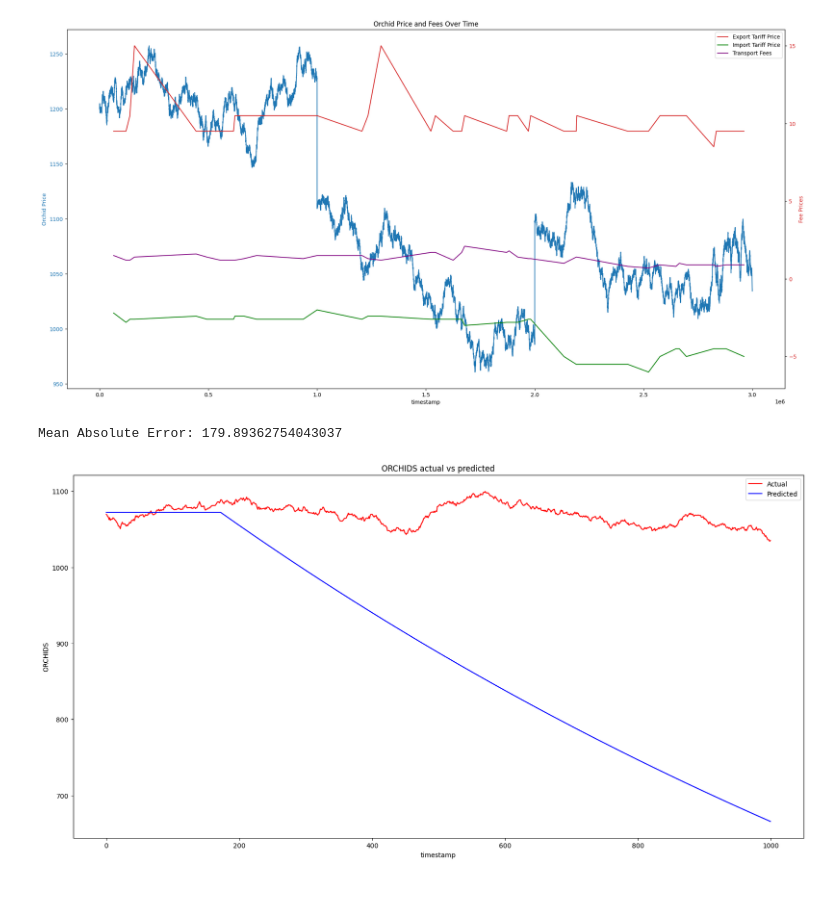
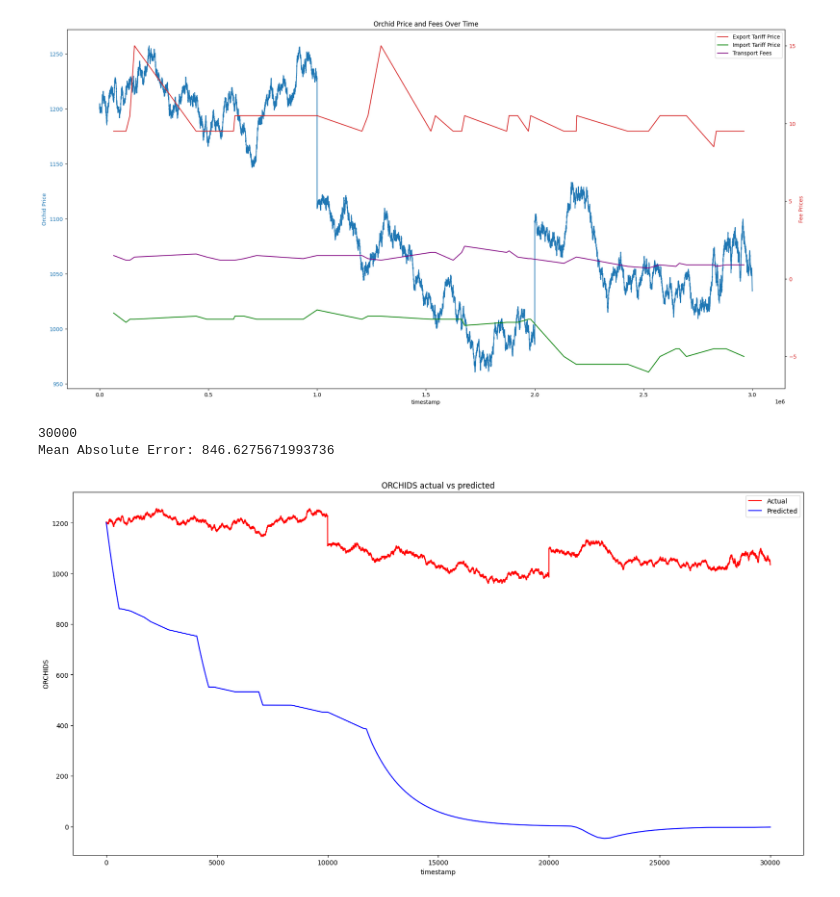
Before and after one commit to AlexMorrow239/Bonsai-IMC, a Jupyter notebook: alex/OrchidAnalysis.ipynb, the cells around one changed output. Saved outputs shown, nothing was run; the diff lists cells and outputs as text; code cells hidden in the pictures.

```diff
--- a/alex/OrchidAnalysis.ipynb
+++ b/alex/OrchidAnalysis.ipynb
@@ -121,7 +121,7 @@ plt.show()
 [figure]
 [figure]
 # %%
-PREDICTION_WINDOW = 1000   # Number of data points to predict, beginning from end of data - PREDICTION_WINDOW
+PREDICTION_WINDOW = 30000   # Number of data points to predict, beginning from end of data - PREDICTION_WINDOW
 
 orchids_comprehensive['EXPORT_TARIFF_PCT_CHANGE'] = orchids_comprehensive['EXPORT_TARIFF'].pct_change()
 tariff_significant = orchids_comprehensive[orchids_comprehensive['EXPORT_TARIFF_PCT_CHANGE'] > 0.1]
@@ -168,50 +168,59 @@ plt.show()
 [figure]
 [figure]
 # %%
-def calc_next_price_observations(sunlight, humidity, export_tariff, mid_price):
+def calc_next_price_observations(sunlight, humidity, export_tariff_pct_chg, mid_price):
     sunlight_hrs_per_day = 10000/24
     sunlight_ten_mins = sunlight_hrs_per_day/6
     sunlight_minus = 0.04/sunlight_ten_mins
 
-    humidity_impact = max(0, (0.04*(abs(humidity-70) - 10)))
+    if humidity < 60:
+        humidity_impact = ((60 - humidity) // 5) * 0.02
+    elif humidity > 80:
+        humidity_impact = ((humidity - 80) // 5) * 0.02
+    else:
+        humidity_impact = 0
     predicted_price = mid_price - humidity_impact
 
     if sunlight / sunlight_hrs_per_day < 7:
         predicted_price -= (sunlight_minus * mid_price)
 
-    if export_tariff > 10:
+
+    if export_tariff_pct_chg > 0.05:
         predicted_price -= (0.1 * mid_price)
-        print(f"Export tariff is {export_tariff}, reducing price by 10%")
+        print(f"Export tariff is {export_tariff_pct_chg}, reducing price by 10%")
 
     return predicted_price
 
 def calc_nth_price_observations(mid_price, n):
 
     sunlights = rolling_linear_regression_with_reg(orchids_comprehensive, 'SUNLIGHT', 0.01, n)
     humidities = rolling_linear_regression_with_reg(orchids_comprehensive, 'HUMIDITY', 0.01, n)
-    export_tariffs = rolling_linear_regression_with_reg(orchids_comprehensive, 'EXPORT_TARIFF', 0.01, n)
+    export_tariffs = rolling_linear_regression_with_reg(orchids_comprehensive, 'EXPORT_TARIFF', 0.01, n + 1)
+    export_tarrifs_pct_change = [(j-1)/(i*100) for i, j in zip(export_tariffs[:-1], export_tariffs[1:])]
+    print(len(export_tarrifs_pct_change))
 
     predictions = []
     for i in range(0 ,len(sunlights)):
-        next_price = calc_next_price_observations(sunlights[i], humidities[i], export_tariffs[i], mid_price)
+        next_price = calc_next_price_observations(sunlights[i], humidities[i], export_tarrifs_pct_change[i], mid_price)
         mid_price = next_price
         predictions.append(next_price)
 
     return predictions
 
 predictions = calc_nth_price_observations(orchids_comprehensive['ORCHIDS'].values[-PREDICTION_WINDOW - 1], PREDICTION_WINDOW)
 orchids_actual = orchids_comprehensive['ORCHIDS'].values[-PREDICTION_WINDOW:]
 mae = mean_absolute_error(orchids_actual, predictions)
 print(f"Mean Absolute Error: {mae}")
 
 plt.figure(figsize=(20,10))
 plt.plot(range(PREDICTION_WINDOW), orchids_actual, label='Actual', color='red')
 plt.plot(range(PREDICTION_WINDOW), predictions, label='Predicted', color='blue')
 plt.xlabel('timestamp')
 plt.ylabel('ORCHIDS')
 plt.legend()
 plt.title('ORCHIDS actual vs predicted')
 plt.show()
 # %% [output]
-Mean Absolute Error: 179.89362754043037
+30000
+Mean Absolute Error: 846.6275671993736
-[figure, old version]
+[figure, new version]
```
